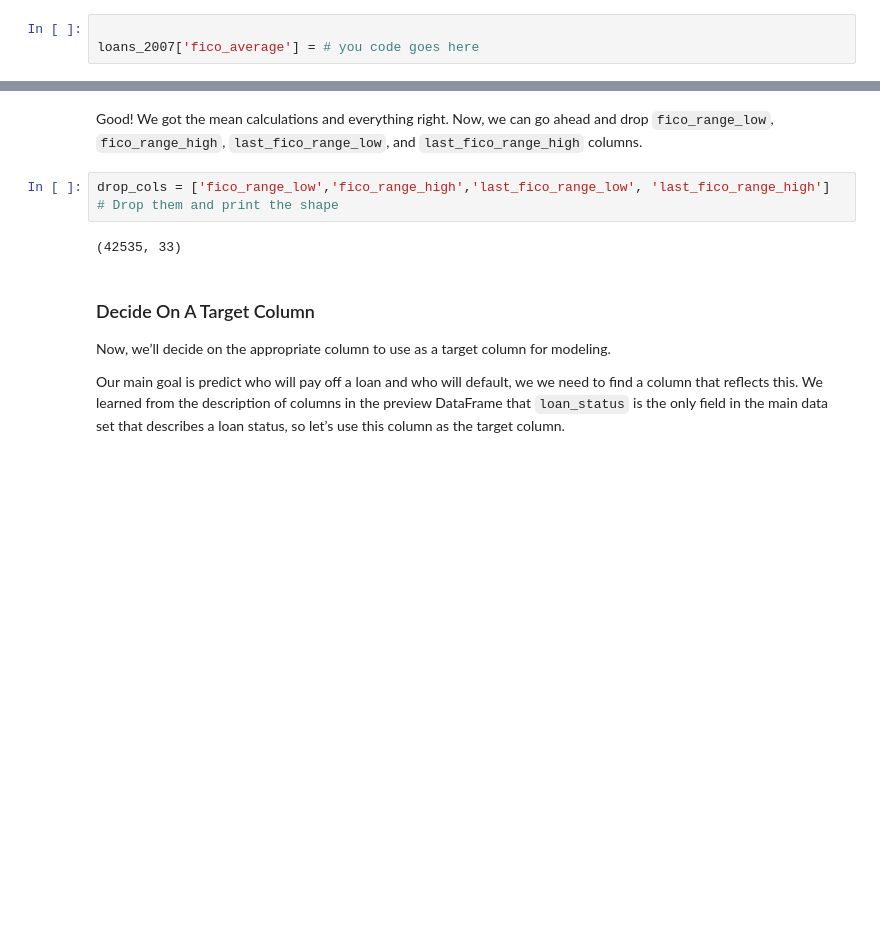
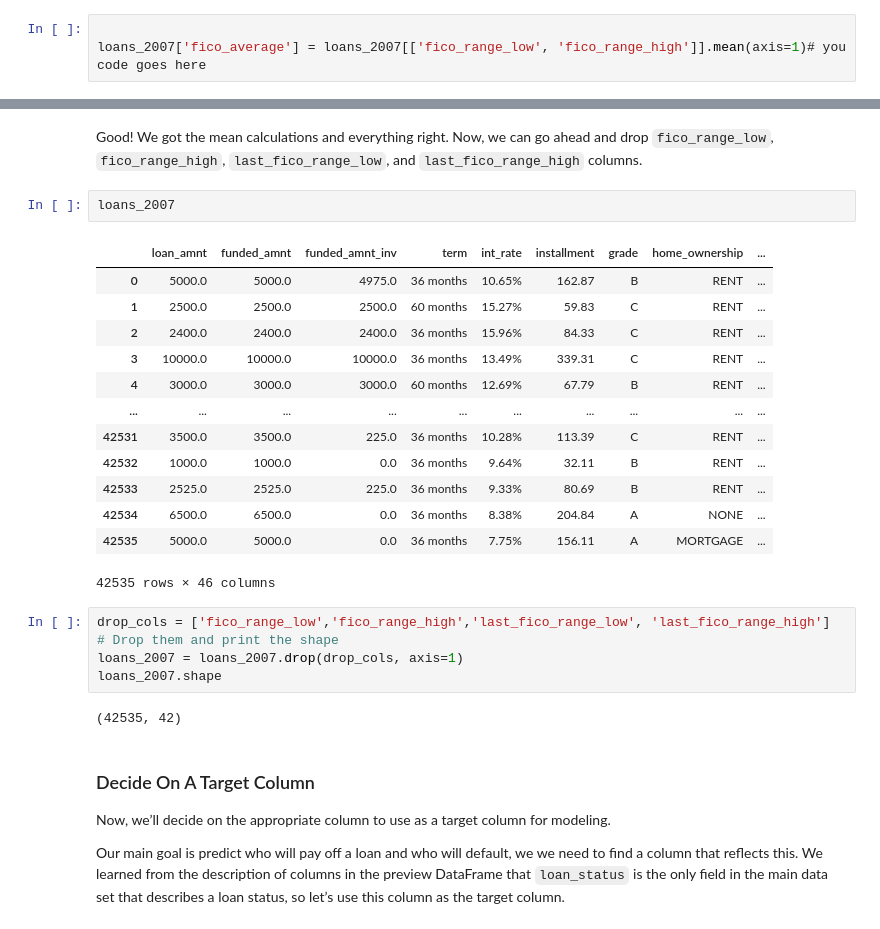
Before and after one commit to enliktjioe/dataeng2020, a Jupyter notebook: P08_DataWrangling/Enlik_starting_file-dataeng-data_cleaning.ipynb, the cells around one changed output, grey strips where cells are left out. Saved outputs shown, nothing was run; the diff lists cells and outputs as text; blank space fills up the shorter version.

```diff
--- a/P08_DataWrangling/Enlik_starting_file-dataeng-data_cleaning.ipynb
+++ b/P08_DataWrangling/Enlik_starting_file-dataeng-data_cleaning.ipynb
@@ -274,7 +329,7 @@ loans_2007[fico_columns].plot.hist(alpha=0.5,bins=20);
 Let’s now go ahead and create a column for the average of `fico_range_low` and `fico_range_high` columns and name it `fico_average`. Note that this is not the average FICO score for each borrower, but rather an average of the high and low range that we know the borrower is in.
 # %%
 
-loans_2007['fico_average'] = # you code goes here
+loans_2007['fico_average'] = loans_2007[['fico_range_low', 'fico_range_high']].mean(axis=1)# you code goes here
 # %%
 cols = ['fico_range_low','fico_range_high','fico_average']
 loans_2007[cols].head()
@@ -287,11 +342,29 @@ loans_2007[cols].head()
 | 4 | 695.0 | 699.0 | 697.0 |
 # %% [markdown]
 Good! We got the mean calculations and everything right. Now, we can go ahead and drop `fico_range_low`, `fico_range_high`, `last_fico_range_low`, and `last_fico_range_high` columns.
+# %%
+loans_2007
+# %% [output]
+|  | loan_amnt | funded_amnt | funded_amnt_inv | term | int_rate | installment | grade | home_ownership | ... |
+| 0 | 5000.0 | 5000.0 | 4975.0 | 36 months | 10.65% | 162.87 | B | RENT | ... |
+| 1 | 2500.0 | 2500.0 | 2500.0 | 60 months | 15.27% | 59.83 | C | RENT | ... |
+| 2 | 2400.0 | 2400.0 | 2400.0 | 36 months | 15.96% | 84.33 | C | RENT | ... |
+| 3 | 10000.0 | 10000.0 | 10000.0 | 36 months | 13.49% | 339.31 | C | RENT | ... |
+| 4 | 3000.0 | 3000.0 | 3000.0 | 60 months | 12.69% | 67.79 | B | RENT | ... |
+| ... | ... | ... | ... | ... | ... | ... | ... | ... | ... |
+| 42531 | 3500.0 | 3500.0 | 225.0 | 36 months | 10.28% | 113.39 | C | RENT | ... |
+| 42532 | 1000.0 | 1000.0 | 0.0 | 36 months | 9.64% | 32.11 | B | RENT | ... |
+| 42533 | 2525.0 | 2525.0 | 225.0 | 36 months | 9.33% | 80.69 | B | RENT | ... |
+| 42534 | 6500.0 | 6500.0 | 0.0 | 36 months | 8.38% | 204.84 | A | NONE | ... |
+| 42535 | 5000.0 | 5000.0 | 0.0 | 36 months | 7.75% | 156.11 | A | MORTGAGE | ... |
+42535 rows × 46 columns
 # %%
 drop_cols = ['fico_range_low','fico_range_high','last_fico_range_low', 'last_fico_range_high']
 # Drop them and print the shape
+loans_2007 = loans_2007.drop(drop_cols, axis=1)
+loans_2007.shape
 # %% [output]
-(42535, 33)
+(42535, 42)
 # %% [markdown]
 ### Decide On A Target Column
 Now, we’ll decide on the appropriate column to use as a target column for modeling.
```
Also changed, not shown: parts of 25 cells of this notebook.
